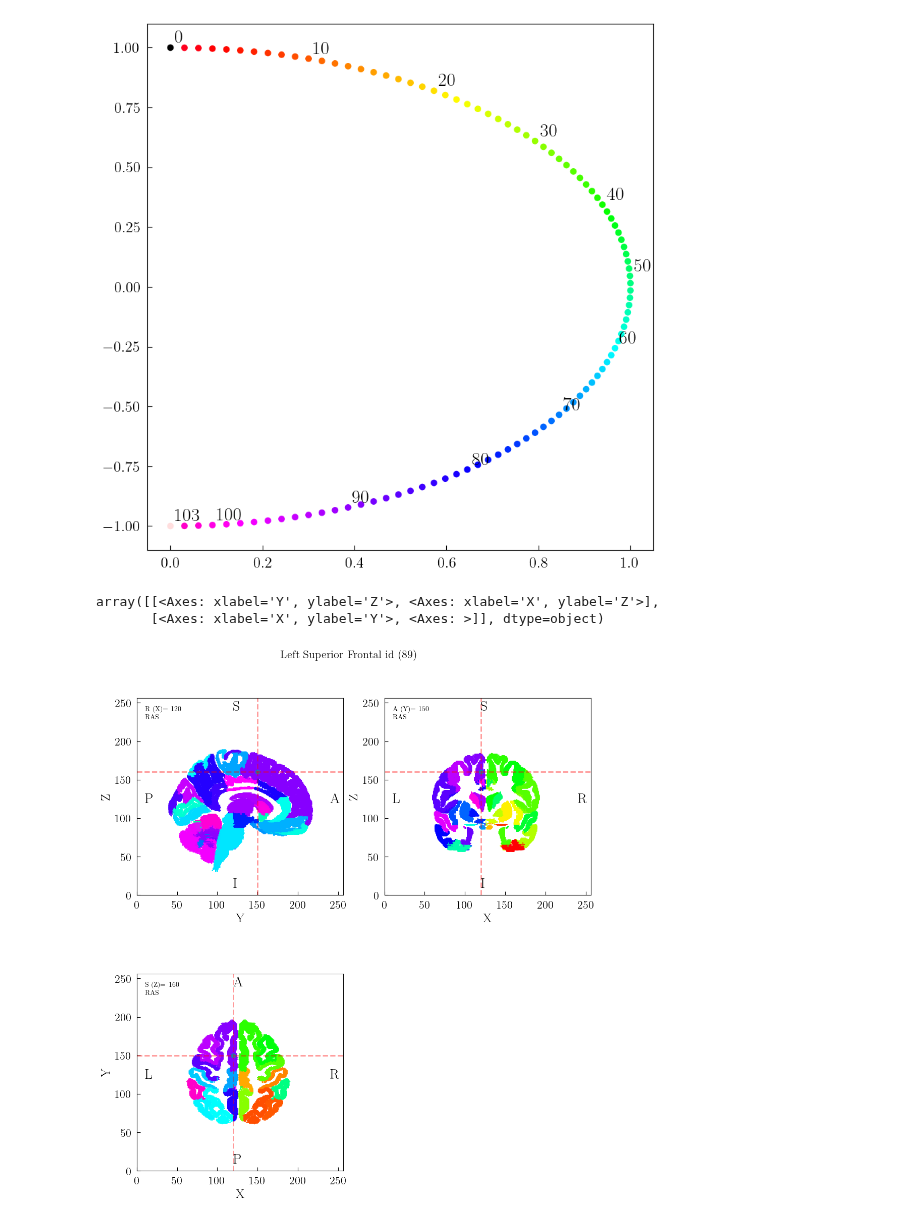
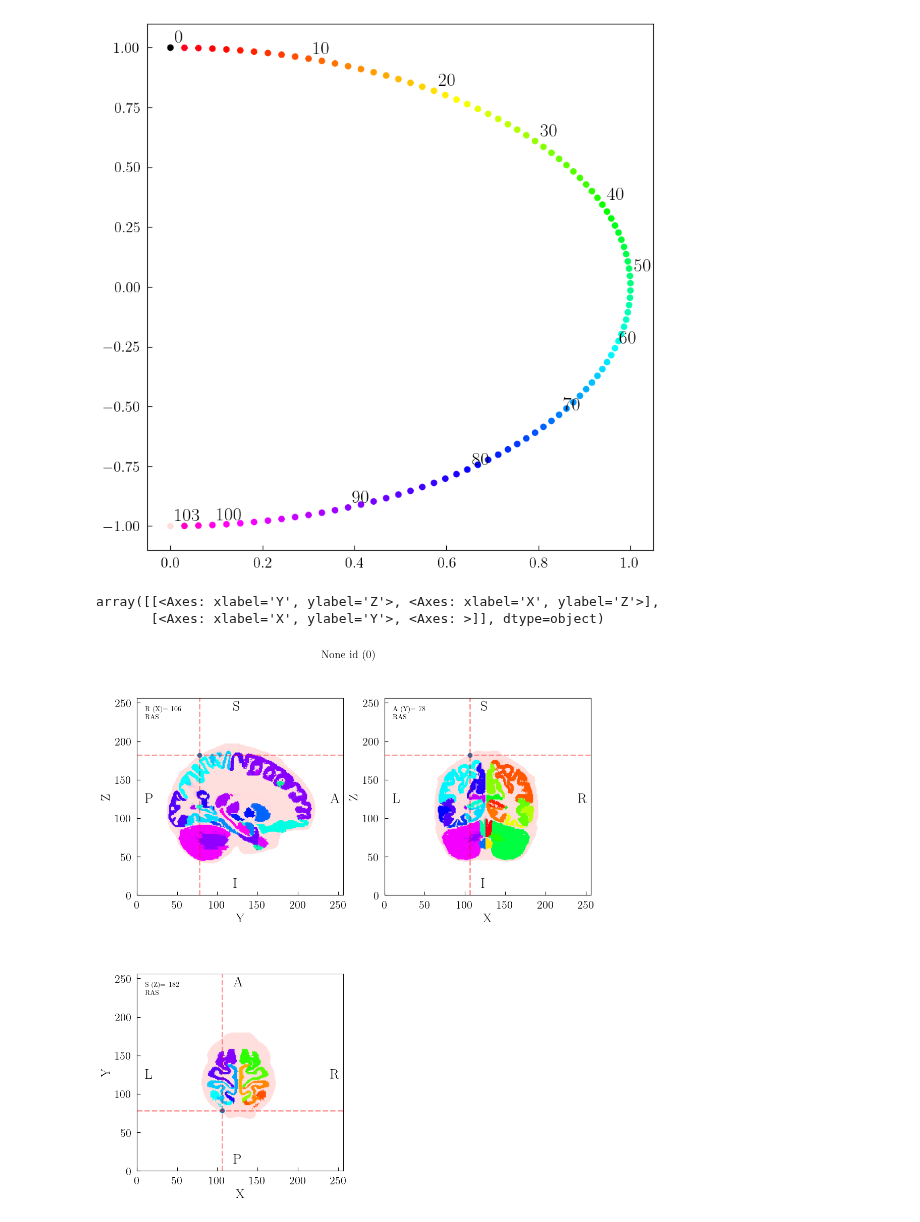
Before and after one commit to kdotdot/cerebra_atlas_python, a Jupyter notebook: 0.1-colors.ipynb, the cells around one changed output. Cells and saved outputs as stored; diff of their text form; code cells hidden in the pictures.

```diff
--- a/0.1-colors.ipynb
+++ b/0.1-colors.ipynb
@@ -94,8 +75,8 @@ for i, (x,y) in enumerate(zip(xs,ys)):
 # %% [output]
 [figure]
 # %%
-cerebra.orthoview(plot_affine=False, plot_whitematter=False, pt=[120, 150, 160])
+cerebra.orthoview(plot_affine=False, plot_whitematter=True, pt=[106, 78, 182])
 # %% [output]
 array([[<Axes: xlabel='Y', ylabel='Z'>, <Axes: xlabel='X', ylabel='Z'>],
        [<Axes: xlabel='X', ylabel='Y'>, <Axes: >]], dtype=object)
-[figure, old version]
+[figure, new version]
```
Also changed, not shown: parts of 3 cells of this notebook, 7 other files.
